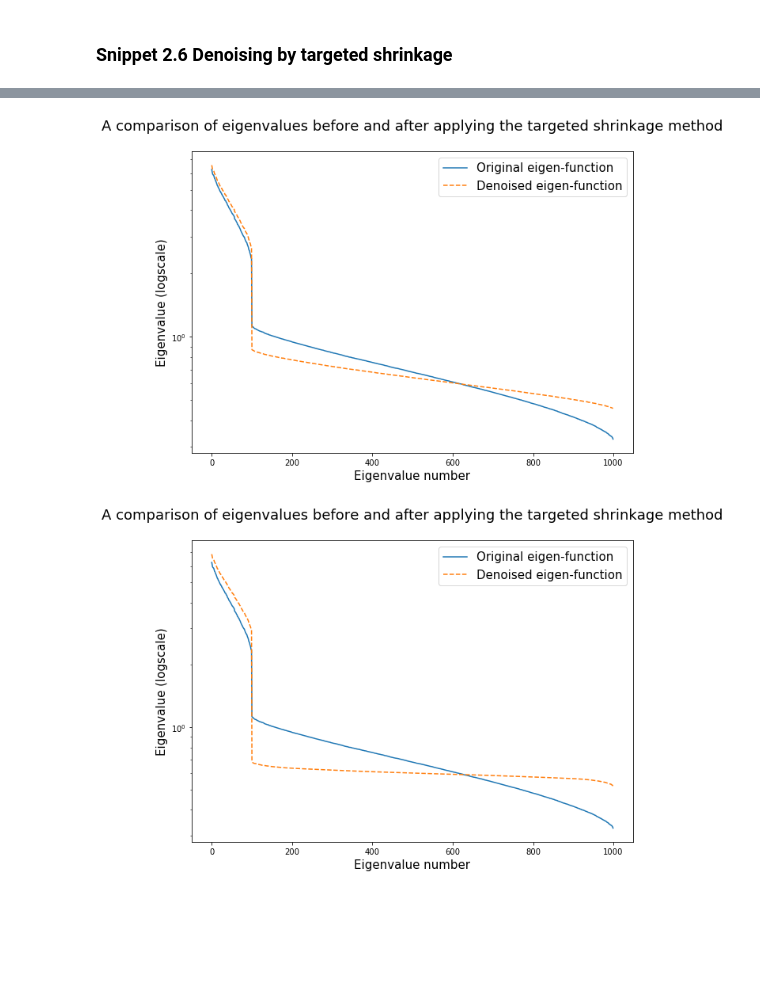
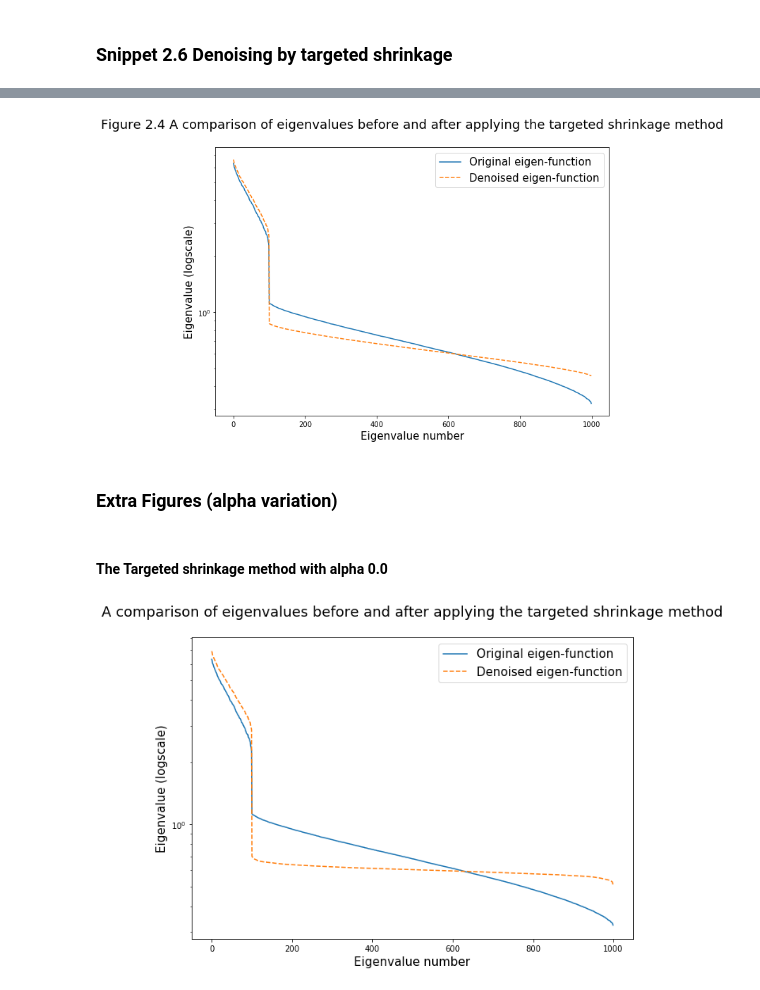
Before and after one commit to Eric-Kim-HY/machine-learning-for-asset-managers, a Jupyter notebook: notebook/Ch_02_Denoising_and_Detoning.ipynb, the cells around one changed output, grey strips where cells are left out. Cells and saved outputs as stored; diff of their text form; code cells hidden in the pictures; blank space fills up the shorter version.

```diff
--- a/notebook/Ch_02_Denoising_and_Detoning.ipynb
+++ b/notebook/Ch_02_Denoising_and_Detoning.ipynb
@@ -264,19 +264,23 @@ eVal1, eVec = getPCA(corr1)
 # %%
 # Make Graphs
 
 fig, ax = plt.subplots(figsize=(10,7))
 
 
 ax.plot(np.diag(eVal0), label = "Original eigen-function")
 ax.plot(np.diag(eVal1), "--",label = "Denoised eigen-function")
 
-ax.set_title('A comparison of eigenvalues before and after applying the targeted shrinkage method\n', fontsize = 18)
+ax.set_title('Figure 2.4 A comparison of eigenvalues before and after applying the targeted shrinkage method\n', fontsize = 18)
 ax.set_ylabel('Eigenvalue (logscale)', fontsize = 15)
 ax.set_yscale('log')
 ax.set_xlabel('Eigenvalue number', fontsize = 15)
 leg = ax.legend(fontsize= 15)
 # %% [output]
-[figure, old version]
+[figure, new version]
+# %% [markdown]
+### Extra Figures (alpha variation)
+# %% [markdown]
+#### The Targeted shrinkage method with alpha 0.0
 # %%
 corr1 = denoisedCorr2(eVal0, eVec0, nFacts0, alpha = 0.0)
 
```
Also changed, not shown: parts of 15 cells of this notebook, 1 other file.
